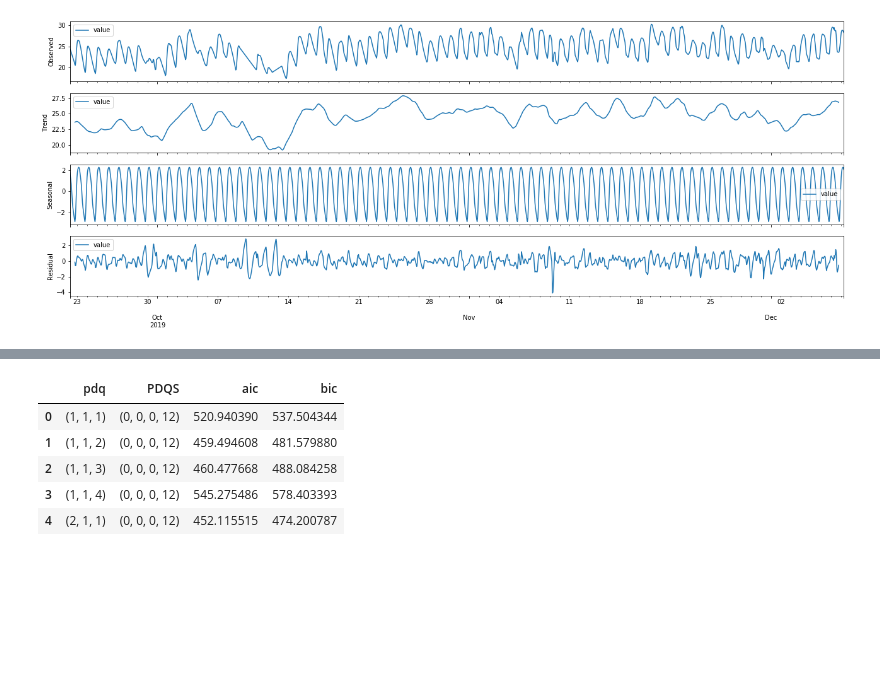
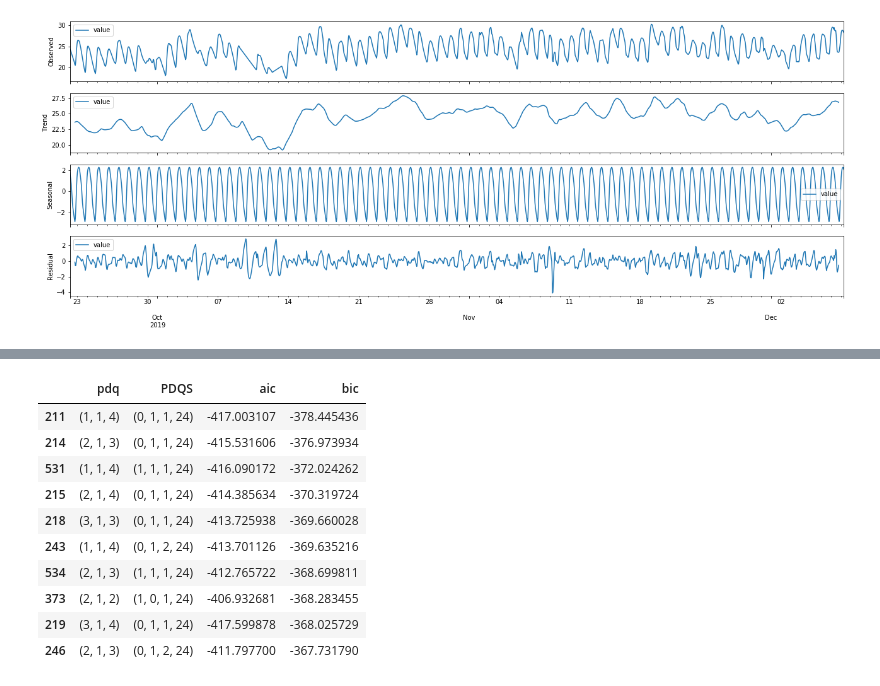
Before and after one commit to neozenith/temperature-timeseries, a Jupyter notebook: analysis.ipynb, the cells around one changed output, grey strips where cells are left out. Drawn from its saved outputs; the diff is of its cells as text; code cells hidden in the pictures; blank space fills up the shorter version.

```diff
--- a/analysis.ipynb
+++ b/analysis.ipynb
@@ -312,10 +318,15 @@ print(pdq, PDQS, aic, bic)
 # %%
-order_df.head()
+order_df.sort_values('bic').head(10)
 # %% [output]
 |  | pdq | PDQS | aic | bic |
-| 0 | (1, 1, 1) | (0, 0, 0, 12) | 520.940390 | 537.504344 |
-| 1 | (1, 1, 2) | (0, 0, 0, 12) | 459.494608 | 481.579880 |
-| 2 | (1, 1, 3) | (0, 0, 0, 12) | 460.477668 | 488.084258 |
-| 3 | (1, 1, 4) | (0, 0, 0, 12) | 545.275486 | 578.403393 |
-| 4 | (2, 1, 1) | (0, 0, 0, 12) | 452.115515 | 474.200787 |
+| 211 | (1, 1, 4) | (0, 1, 1, 24) | -417.003107 | -378.445436 |
+| 214 | (2, 1, 3) | (0, 1, 1, 24) | -415.531606 | -376.973934 |
+| 531 | (1, 1, 4) | (1, 1, 1, 24) | -416.090172 | -372.024262 |
+| 215 | (2, 1, 4) | (0, 1, 1, 24) | -414.385634 | -370.319724 |
+| 218 | (3, 1, 3) | (0, 1, 1, 24) | -413.725938 | -369.660028 |
+| 243 | (1, 1, 4) | (0, 1, 2, 24) | -413.701126 | -369.635216 |
+| 534 | (2, 1, 3) | (1, 1, 1, 24) | -412.765722 | -368.699811 |
+| 373 | (2, 1, 2) | (1, 0, 1, 24) | -406.932681 | -368.283455 |
+| 219 | (3, 1, 4) | (0, 1, 1, 24) | -417.599878 | -368.025729 |
+| 246 | (2, 1, 3) | (0, 1, 2, 24) | -411.797700 | -367.731790 |
 # %%
```
Also changed, not shown: parts of 4 cells of this notebook.
